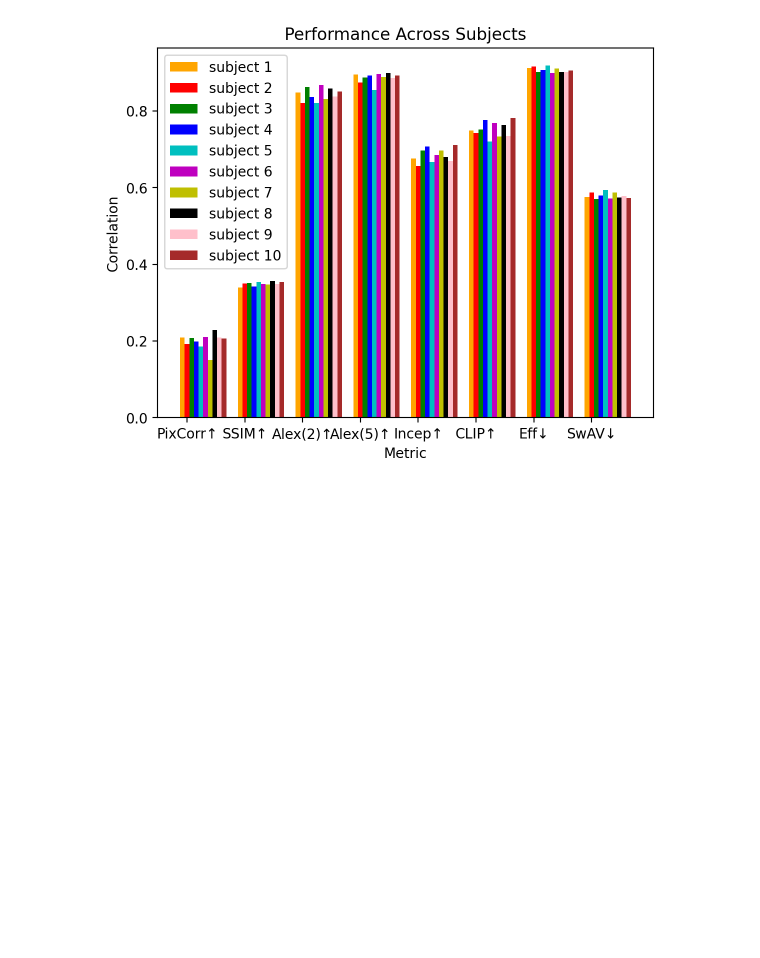
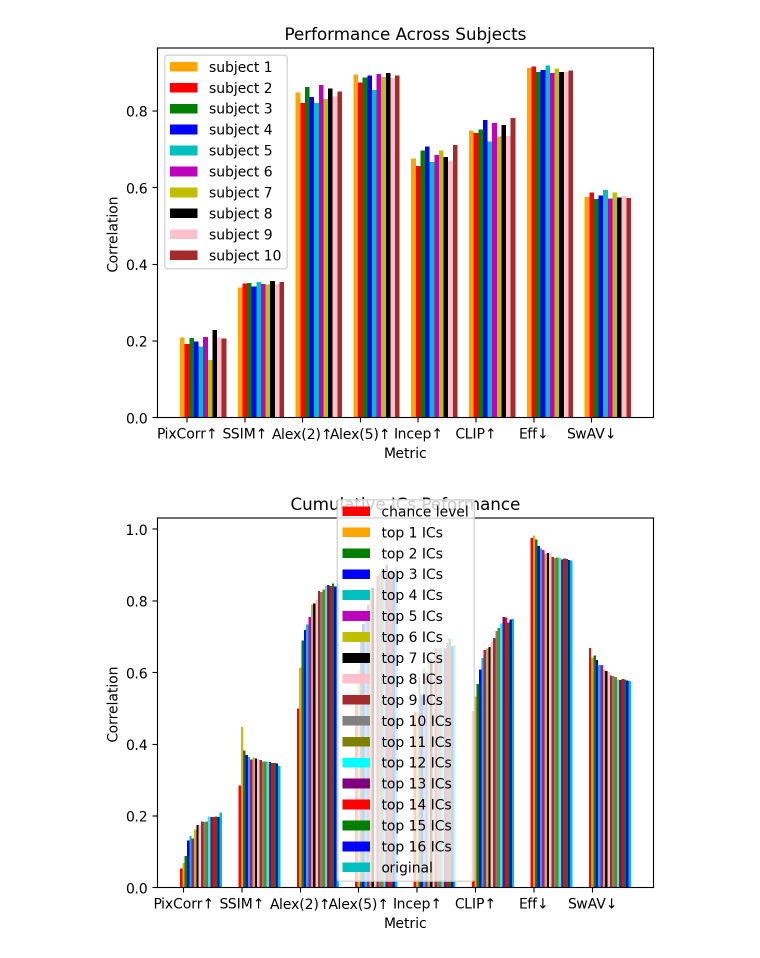
Before and after one commit to desa-lab/EEG-Image-Reconstruction, a Jupyter notebook: thingseeg2_scripts/performance_plots.ipynb, the cells around one changed output. Cells and saved outputs as stored; diff of their text form; code cells hidden in the pictures; blank space fills up the shorter version.

Commit message:
Cumulative ICs Performance

```diff
--- a/thingseeg2_scripts/performance_plots.ipynb
+++ b/thingseeg2_scripts/performance_plots.ipynb
@@ -194,3 +359,14 @@ preproc10_800ms = np.array([preproc10_800ms_pixcorr, preproc10_800ms_ssim, prepr
+# %%
+ica16_800ms_pixcorr = 0.19706712333085286
+ica16_800ms_ssim = 0.347069201519095
+ica16_800ms_alexnet_2_corr = 0.8401758793969849
+ica16_800ms_alexnet_5_corr = 0.8782160804020099
+ica16_800ms_inceptionv3_avgpool_corr = 0.6738442211055277
+ica16_800ms_clip_final_corr = 0.7481909547738693
+ica16_800ms_efficientnet_avgpool_dist = 0.9143082146541565
+ica16_800ms_swav_avgpool_dist = 0.5780967379361391
+
+ica16_800ms = np.array([ica16_800ms_pixcorr, ica16_800ms_ssim, ica16_800ms_alexnet_2_corr, ica16_800ms_alexnet_5_corr, ica16_800ms_inceptionv3_avgpool_corr, ica16_800ms_clip_final_corr, ica16_800ms_efficientnet_avgpool_dist, ica16_800ms_swav_avgpool_dist])
 # %%
 preproc_800ms_cliptextonly_pixcorr = 0.023471783389911162
 preproc_800ms_cliptextonly_ssim = 0.39118807795088656
@@ -662,3 +838,68 @@ plt.xlabel('Metric')
 plt.show()
 # %% [output]
 [figure]
+# %%
+# Define the bar width
+bar_width = 0.04
+
+# Define the x values for the bar plots
+x = np.arange(len(preproc_800ms))
+
+x1 = x
+x2 = [x + bar_width for x in x1]
+x3 = [x + bar_width for x in x2]
+x4 = [x + bar_width for x in x3]
+x5 = [x + bar_width for x in x4]
+x6 = [x + bar_width for x in x5]
+x7 = [x + bar_width for x in x6]
+x8 = [x + bar_width for x in x7]
+x9 = [x + bar_width for x in x8]
+x10 = [x + bar_width for x in x9]
+x11 = [x + bar_width for x in x10]
+x12 = [x + bar_width for x in x11]
+x13 = [x + bar_width for x in x12]
+x14 = [x + bar_width for x in x13]
+x15 = [x + bar_width for x in x14]
+x16 = [x + bar_width for x in x15]
+x17 = [x + bar_width for x in x16]
+x18 = [x + bar_width for x in x17]
+
+# Plot the bar plots
+plt.bar(x1, preproc_null, color='r', width=bar_width, label='chance level')
+plt.bar(x2, ica1_800ms, color='orange', width=bar_width, label='top 1 ICs')
+plt.bar(x3, ica2_800ms, color='g', width=bar_width, label='top 2 ICs')
+plt.bar(x4, ica3_800ms, color='b', width=bar_width, label='top 3 ICs')
+plt.bar(x5, ica4_800ms, color='c', width=bar_width, label='top 4 ICs')
+plt.bar(x6, ica5_800ms, color='m', width=bar_width, label='top 5 ICs')
+plt.bar(x7, ica6_800ms, color='y', width=bar_width, label='top 6 ICs')
+plt.bar(x8, ica7_800ms, color='k', width=bar_width, label='top 7 ICs')
+plt.bar(x9, ica8_800ms, color='pink', width=bar_width, label='top 8 ICs')
+plt.bar(x10, ica9_800ms, color='brown', width=bar_width, label='top 9 ICs')
+plt.bar(x11, ica10_800ms, color='grey', width=bar_width, label='top 10 ICs')
+plt.bar(x12, ica11_800ms, color='olive', width=bar_width, label='top 11 ICs')
+plt.bar(x13, ica12_800ms, color='cyan', width=bar_width, label='top 12 ICs')
+plt.bar(x14, ica13_800ms, color='purple', width=bar_width, label='top 13 ICs')
+plt.bar(x15, ica14_800ms, color='r', width=bar_width, label='top 14 ICs')
+plt.bar(x16, ica15_800ms, color='g', width=bar_width, label='top 15 ICs')
+plt.bar(x17, ica16_800ms, color='b', width=bar_width, label='top 16 ICs')
+plt.bar(x18, preproc_800ms, color='c', width=bar_width, label='original')
+
+
+
+# Define the labels for the x-axis
+labels = ['PixCorr↑', 'SSIM↑', 'Alex(2)↑', 'Alex(5)↑', 'Incep↑', 'CLIP↑', 'Eff↓', 'SwAV↓']  # replace with your actual labels
+
+# Set the current tick locations and labels of the x-axis
+plt.xticks(x + bar_width, labels)
+
+# Add a legend
+plt.legend()
+
+plt.title('Cumulative ICs Peformance')
+plt.ylabel('Correlation')
+plt.xlabel('Metric')
+
+# Display the plot
+plt.show()
+# %% [output]
+[figure, added]
```
Also changed, not shown: parts of 15 cells of this notebook, 4 other files.
